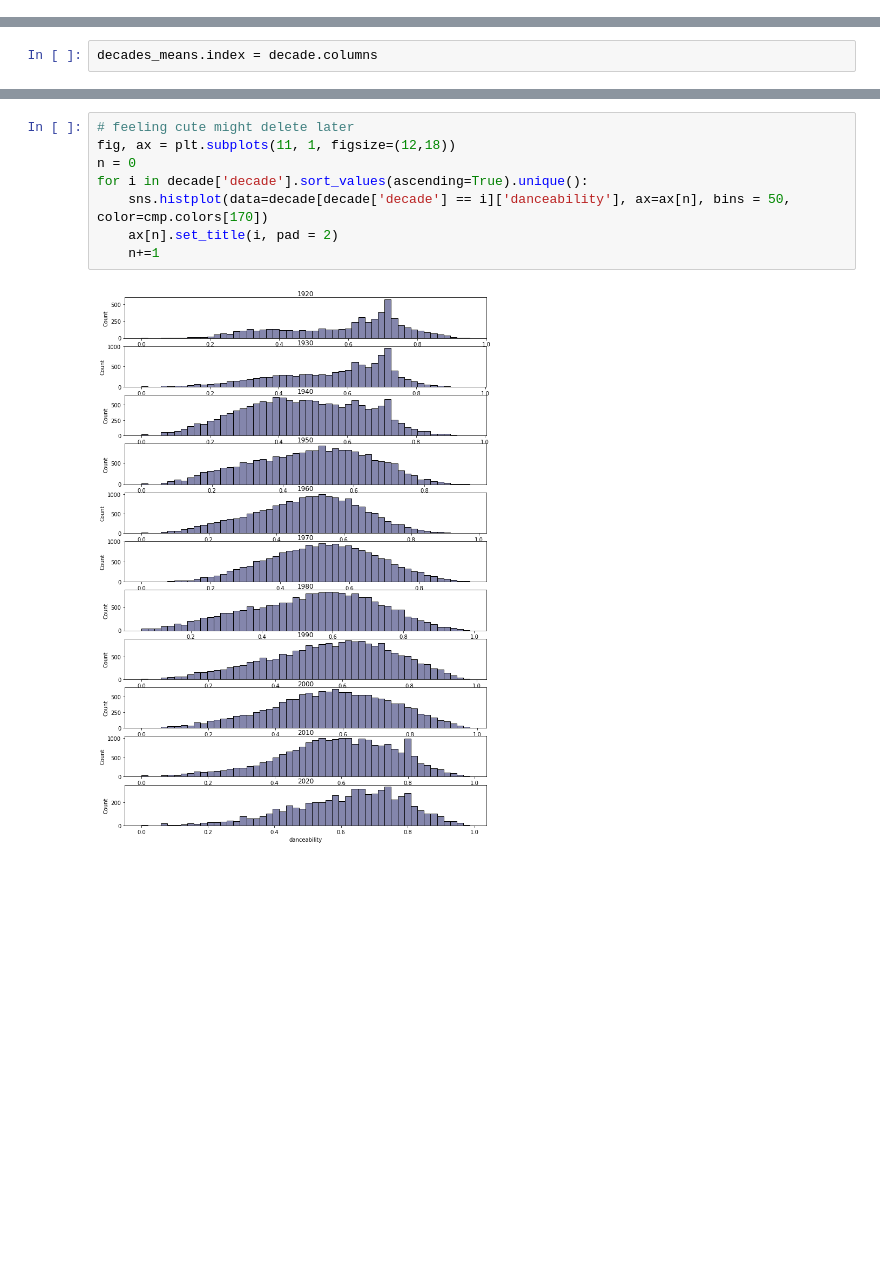
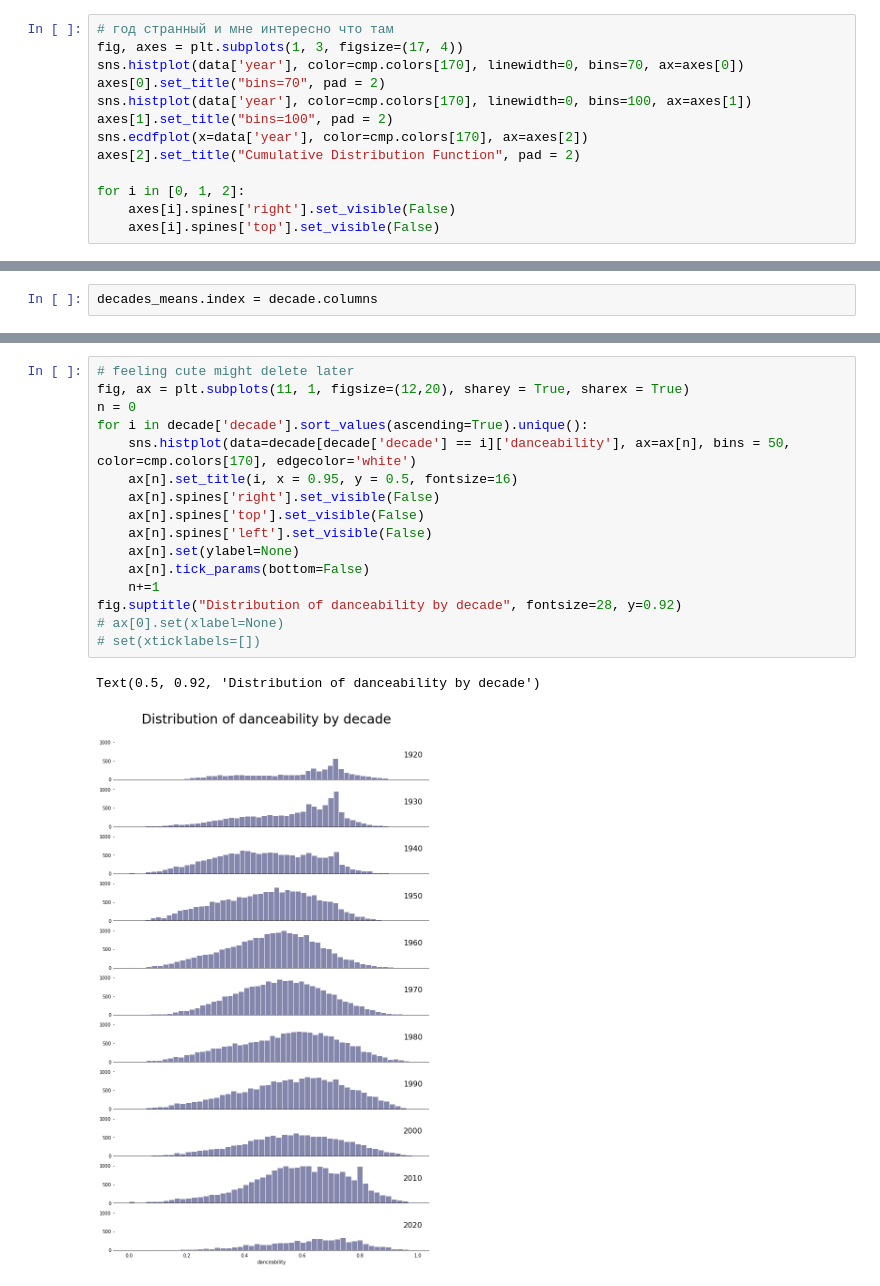
Before and after one commit to Lisstrange/Mini-examples, a Jupyter notebook: Recomendation music on Spotify Dataset.ipynb, the cells around one changed output, grey strips where cells are left out. Saved outputs shown, nothing was run; the diff lists cells and outputs as text; blank space fills up the shorter version.

```diff
--- a/Recomendation music on Spotify Dataset.ipynb
+++ b/Recomendation music on Spotify Dataset.ipynb
@@ -125,0 +130,13 @@ for col in numcols.iloc[:,1:13].columns:
+# %%
+# год странный и мне интересно что там
+fig, axes = plt.subplots(1, 3, figsize=(17, 4))
+sns.histplot(data['year'], color=cmp.colors[170], linewidth=0, bins=70, ax=axes[0])
+axes[0].set_title("bins=70", pad = 2)
+sns.histplot(data['year'], color=cmp.colors[170], linewidth=0, bins=100, ax=axes[1])
+axes[1].set_title("bins=100", pad = 2)
+sns.ecdfplot(x=data['year'], color=cmp.colors[170], ax=axes[2])
+axes[2].set_title("Cumulative Distribution Function", pad = 2)
+
+for i in [0, 1, 2]:
+    axes[i].spines['right'].set_visible(False)
+    axes[i].spines['top'].set_visible(False)
@@ -279,10 +324,19 @@ sns.heatmap(norm_min.div(norm_min.max(axis=1), axis=0), cmap=cmp)
 # %%
 # feeling cute might delete later
-fig, ax = plt.subplots(11, 1, figsize=(12,18))
+fig, ax = plt.subplots(11, 1, figsize=(12,20), sharey = True, sharex = True)
 n = 0
 for i in decade['decade'].sort_values(ascending=True).unique():
-    sns.histplot(data=decade[decade['decade'] == i]['danceability'], ax=ax[n], bins = 50, color=cmp.colors[170])
-    ax[n].set_title(i, pad = 2)
+    sns.histplot(data=decade[decade['decade'] == i]['danceability'], ax=ax[n], bins = 50, color=cmp.colors[170], edgecolor='white')
+    ax[n].set_title(i, x = 0.95, y = 0.5, fontsize=16)
+    ax[n].spines['right'].set_visible(False)
+    ax[n].spines['top'].set_visible(False)
+    ax[n].spines['left'].set_visible(False)
+    ax[n].set(ylabel=None)
+    ax[n].tick_params(bottom=False)
     n+=1
+fig.suptitle("Distribution of danceability by decade", fontsize=28, y=0.92)
+# ax[0].set(xlabel=None)
+# set(xticklabels=[])
 # %% [output]
+Text(0.5, 0.92, 'Distribution of danceability by decade')
-[figure, old version]
+[figure, new version]
```
Also changed, not shown: parts of 17 cells of this notebook, 1 other file.
